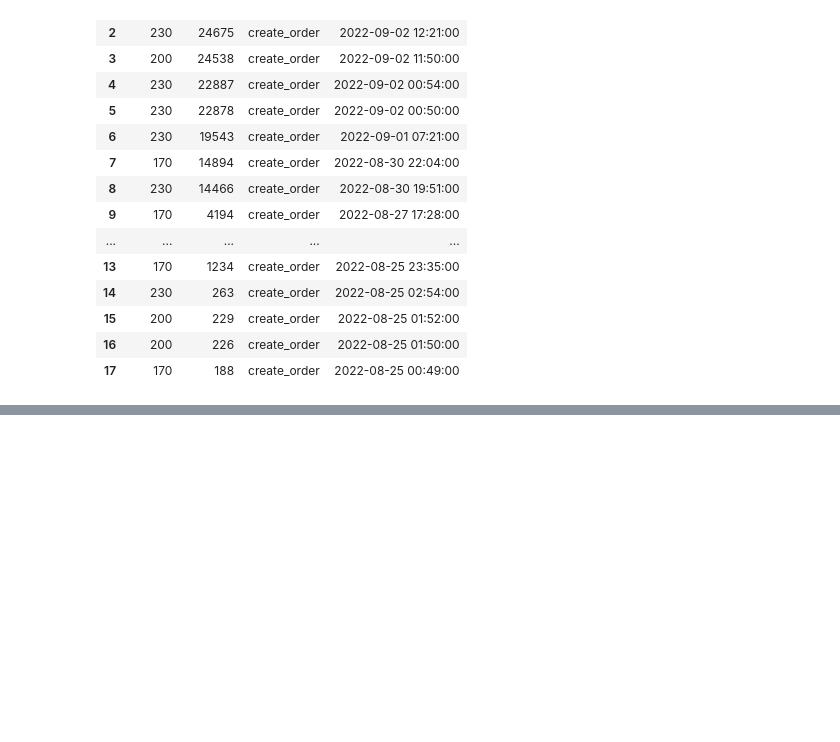
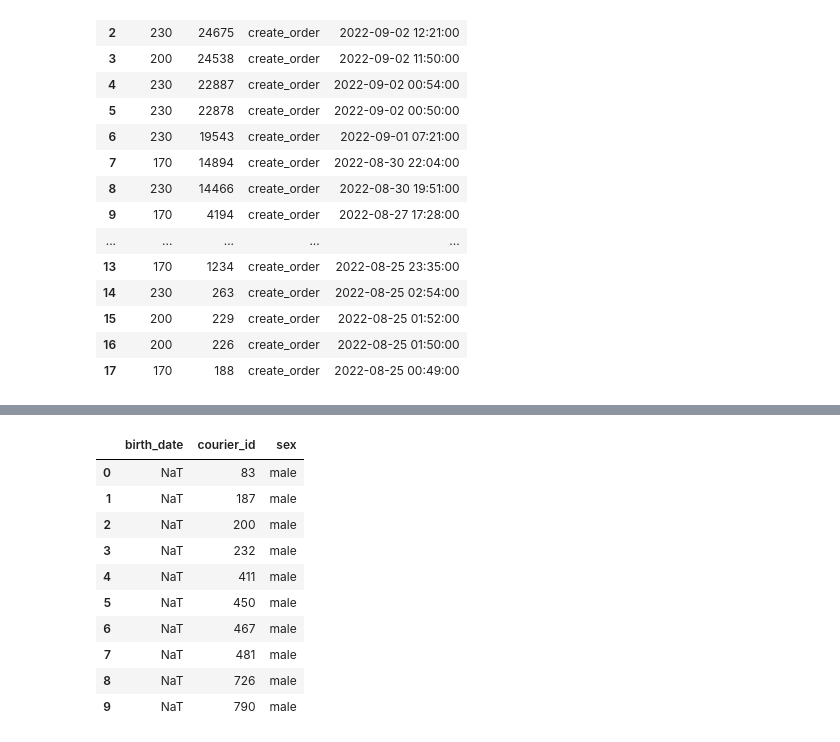
Before and after one commit to Aranaur/py4ds, a Jupyter notebook: sql_filtering.ipynb, the cells around one changed output, grey strips where cells are left out. Cells and saved outputs as stored; diff of their text form; code cells hidden in the pictures; blank space fills up the shorter version.

```diff
--- a/sql_filtering.ipynb
+++ b/sql_filtering.ipynb
@@ -707,0 +733,24 @@ false
+# %%
+#| code-fold: true
+#| code-summary: "Рішення"
+
+%%sql
+SELECT birth_date,
+       courier_id,
+       sex
+FROM   couriers
+WHERE  birth_date is null
+ORDER BY courier_id
+LIMIT 10 -- для скорочення виводу
+# %% [output]
+|  | birth_date | courier_id | sex |
+| 0 | NaT | 83 | male |
+| 1 | NaT | 187 | male |
+| 2 | NaT | 200 | male |
+| 3 | NaT | 232 | male |
+| 4 | NaT | 411 | male |
+| 5 | NaT | 450 | male |
+| 6 | NaT | 467 | male |
+| 7 | NaT | 481 | male |
+| 8 | NaT | 726 | male |
+| 9 | NaT | 790 | male |
```
Also changed, not shown: parts of 40 cells of this notebook, 4 other files.
